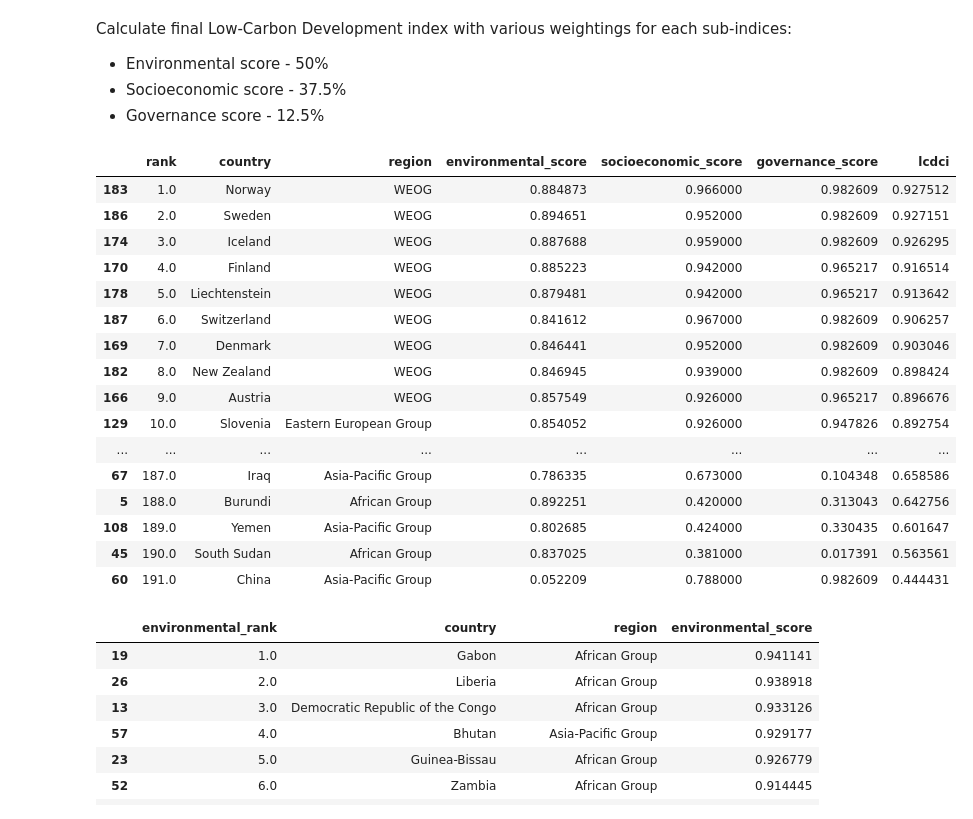
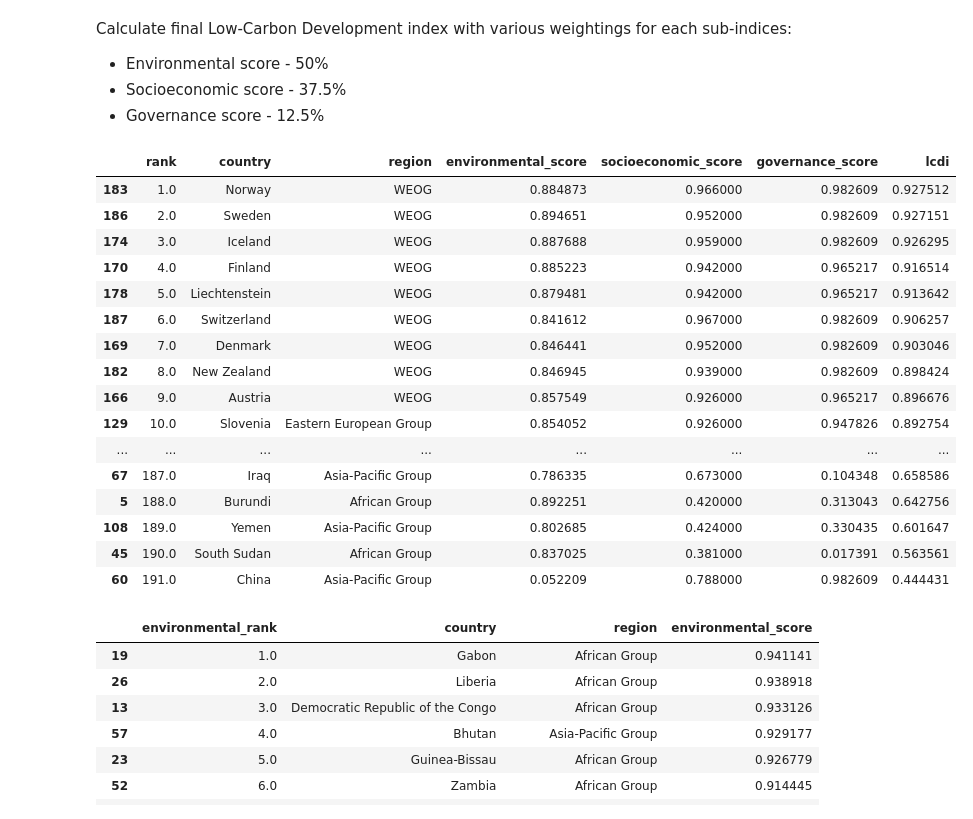
Before and after one commit to luanakimley/low-carbon-development-composite-index, a Jupyter notebook: composite_index.ipynb, the cells around one changed output. Drawn from its saved outputs; the diff is of its cells as text; code cells hidden in the pictures.

Commit message:
:truck: Rename LCDCI to LCDI

```diff
--- a/composite_index.ipynb
+++ b/composite_index.ipynb
@@ -8,7 +8,7 @@ pd.set_option('display.max_rows', None)
 # %% [markdown]
 Loading the normalised dataset
 # %%
-lcdci_df = pd.read_csv('lcdci/lcdci_normalised.csv')
+lcdi_df = pd.read_csv('lcdi/lcdi_normalised.csv')
 # %% [markdown]
 ## Weighting & Aggregation
 # %% [markdown]
@@ -52,28 +52,28 @@ def calculate_lcd_index(environmental_score, socioeconomic_score, governance_sco
 
     return score
 # %%
-lcdci_df_index = lcdci_df.copy()
-lcdci_df_index = lcdci_df_index.drop('forest_area', axis=1)
-lcdci_df_index = lcdci_df_index.drop('freshwater', axis=1)
-lcdci_df_index = lcdci_df_index.drop('paris_agreement', axis=1)
-lcdci_df_index = lcdci_df_index.drop('years_since_unfccc', axis=1)
-lcdci_df_index = lcdci_df_index.drop('hdi', axis=1)
-lcdci_df_index = lcdci_df_index.drop('renewable_energy_consumption', axis=1)
-lcdci_df_index = lcdci_df_index.drop('total_greenhouse_gas_emission', axis=1)
+lcdi_df_index = lcdi_df.copy()
+lcdi_df_index = lcdi_df_index.drop('forest_area', axis=1)
+lcdi_df_index = lcdi_df_index.drop('freshwater', axis=1)
+lcdi_df_index = lcdi_df_index.drop('paris_agreement', axis=1)
+lcdi_df_index = lcdi_df_index.drop('years_since_unfccc', axis=1)
+lcdi_df_index = lcdi_df_index.drop('hdi', axis=1)
+lcdi_df_index = lcdi_df_index.drop('renewable_energy_consumption', axis=1)
+lcdi_df_index = lcdi_df_index.drop('total_greenhouse_gas_emission', axis=1)
 # %%
-lcdci_df_index['environmental_score'] = calculate_environmental_score(lcdci_df)
-lcdci_df_index['socioeconomic_score'] = lcdci_df['hdi']
-lcdci_df_index['governance_score'] = calculate_governance_score(lcdci_df)
-lcdci_df_index['lcdci'] = calculate_lcd_index(lcdci_df_index['environmental_score'],
-                                              lcdci_df_index['socioeconomic_score'],
-                                              lcdci_df_index['governance_score'])
-lcdci_df_index['rank'] = lcdci_df_index['lcdci'].rank(ascending=False)
-lcdci_df_index = lcdci_df_index.sort_values(by=['rank'], ascending=True)
-rank_column = lcdci_df_index.pop('rank')
-lcdci_df_index.insert(0, 'rank', rank_column)
-lcdci_df_index
+lcdi_df_index['environmental_score'] = calculate_environmental_score(lcdi_df)
+lcdi_df_index['socioeconomic_score'] = lcdi_df['hdi']
+lcdi_df_index['governance_score'] = calculate_governance_score(lcdi_df)
+lcdi_df_index['lcdi'] = calculate_lcd_index(lcdi_df_index['environmental_score'],
+                                              lcdi_df_index['socioeconomic_score'],
+                                              lcdi_df_index['governance_score'])
+lcdi_df_index['rank'] = lcdi_df_index['lcdi'].rank(ascending=False)
+lcdi_df_index = lcdi_df_index.sort_values(by=['rank'], ascending=True)
+rank_column = lcdi_df_index.pop('rank')
+lcdi_df_index.insert(0, 'rank', rank_column)
+lcdi_df_index
 # %% [output]
-|  | rank | country | region | environmental_score | socioeconomic_score | governance_score | lcdci |
+|  | rank | country | region | environmental_score | socioeconomic_score | governance_score | lcdi |
 | 183 | 1.0 | Norway | WEOG | 0.884873 | 0.966000 | 0.982609 | 0.927512 |
 | 186 | 2.0 | Sweden | WEOG | 0.894651 | 0.952000 | 0.982609 | 0.927151 |
 | 174 | 3.0 | Iceland | WEOG | 0.887688 | 0.959000 | 0.982609 | 0.926295 |
```
Also changed, not shown: parts of 4 cells of this notebook, 8 other files.
